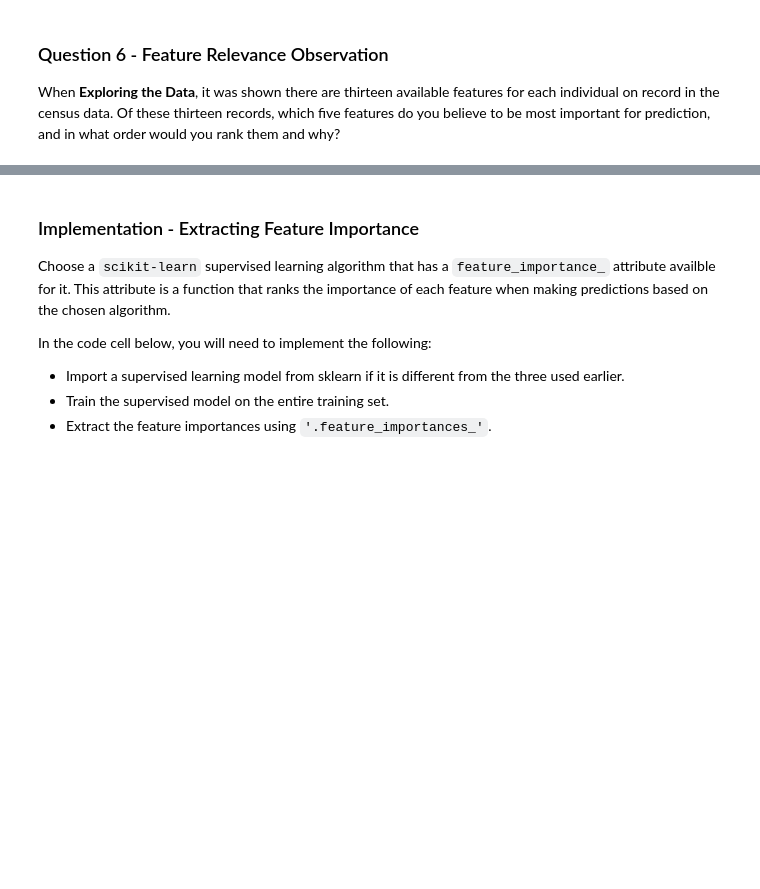
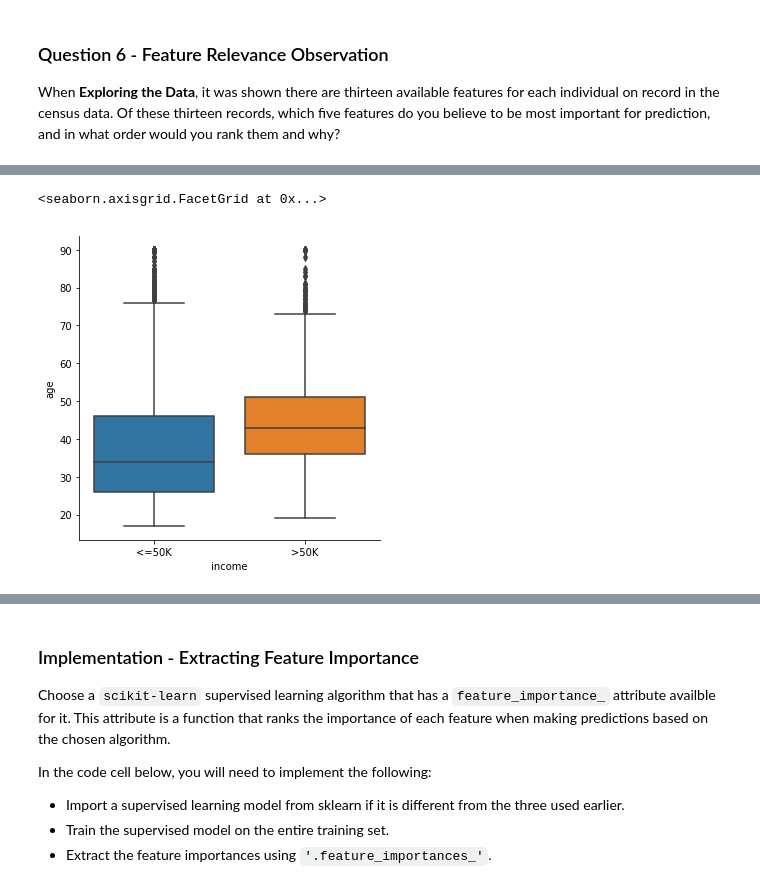
Before and after one commit to kedarnath6970/machine_learning, a Jupyter notebook: finding_donors/finding_donors.ipynb, the cells around one changed output, grey strips where cells are left out. Cells and saved outputs as stored; diff of their text form; code cells hidden in the pictures; blank space fills up the shorter version.

```diff
--- a/finding_donors/finding_donors.ipynb
+++ b/finding_donors/finding_donors.ipynb
@@ -615,0 +632,6 @@ When **Exploring the Data**, it was shown there are thirteen available features
+# %%
+income_vs_age = pd.DataFrame({'income': data['income'], 'age':data['age']})
+sns.catplot(x="income", y="age", kind='box', data=income_vs_age)
+# %% [output]
+<seaborn.axisgrid.FacetGrid at 0x...>
+[figure, added]
```
Also changed, not shown: parts of 11 cells of this notebook, 1 other file.
